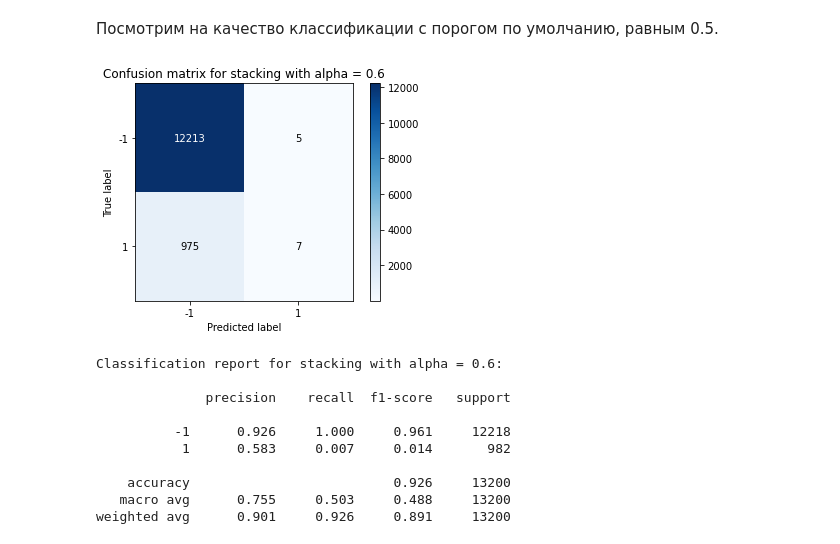
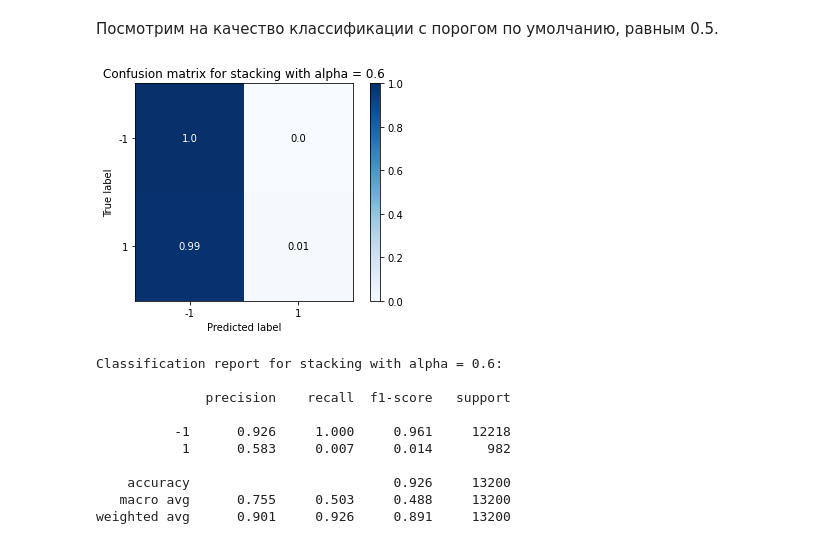
Before and after one commit to romannovikov/orange_churn_project, a Jupyter notebook: notebooks/8-ocp-threshold-selection.ipynb, the cells around one changed output. Saved outputs shown, nothing was run; the diff lists cells and outputs as text; code cells hidden in the pictures.

```diff
--- a/notebooks/8-ocp-threshold-selection.ipynb
+++ b/notebooks/8-ocp-threshold-selection.ipynb
@@ -75,9 +75,10 @@ stacking_preds = vmap(stacking_probs[:, 1].flatten() > 0.5)
 # %%
 skplt.metrics.plot_confusion_matrix(y_holdout,
                                     stacking_preds,
-                                    title=f'Confusion matrix for stacking with alpha = {alpha}');
+                                    title=f'Confusion matrix for stacking with alpha = {alpha}',
+                                    normalize=True);
 # %% [output]
-[figure, old version]
+[figure, new version]
 # %%
 # посмотрим также на отчет по классификации
 print(f'Classification report for stacking with alpha = {alpha}:' + '\n')
```
Also changed, not shown: parts of 8 cells of this notebook, 8 other files.
